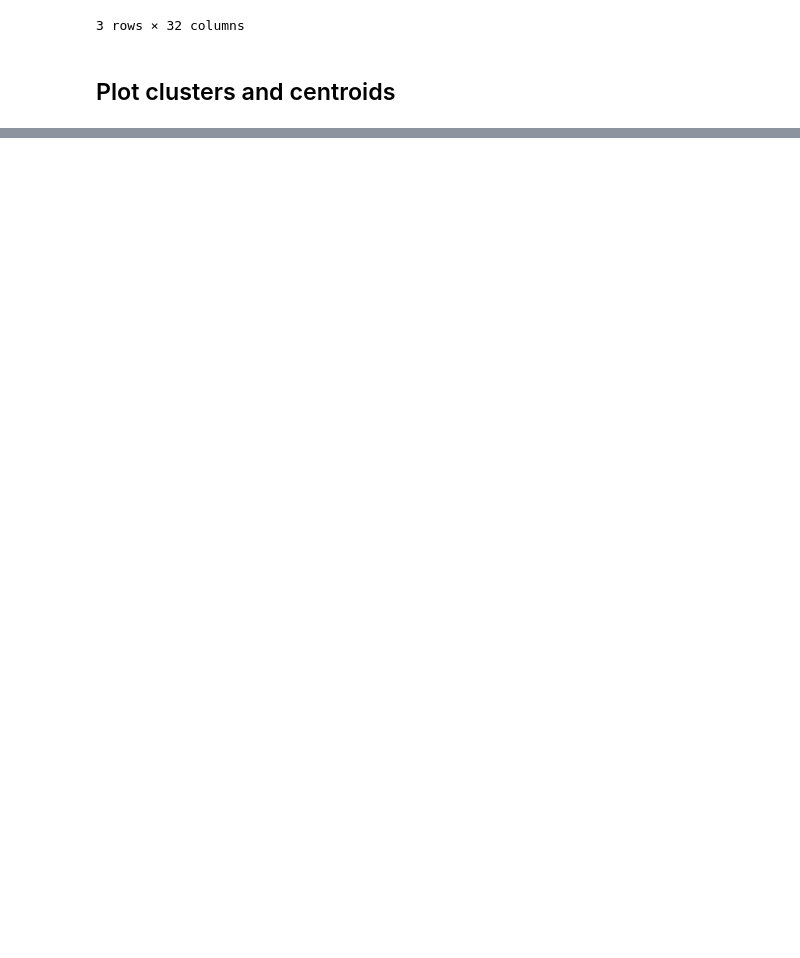
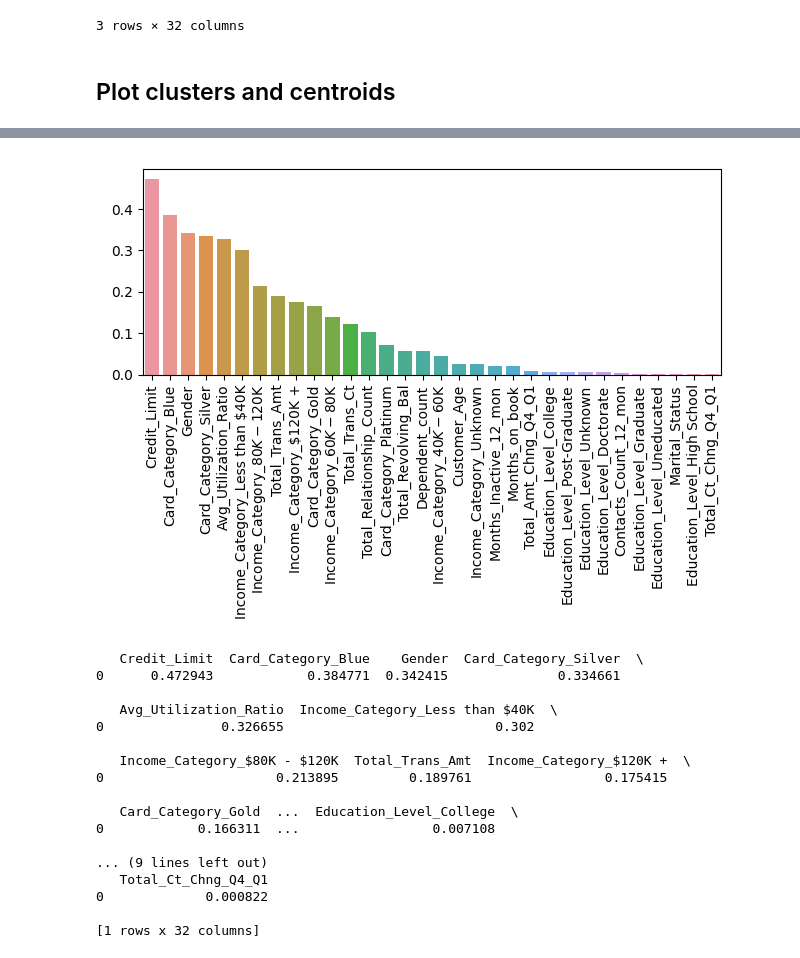
Before and after one commit to anilembel/Churn_Prediction_Becode, a Jupyter notebook: modeling/clustering.ipynb, the cells around one changed output, grey strips where cells are left out. Saved outputs shown, nothing was run; the diff lists cells and outputs as text; code cells hidden in the pictures; blank space fills up the shorter version.

```diff
--- a/modeling/clustering.ipynb
+++ b/modeling/clustering.ipynb
@@ -379,3 +359,48 @@ plot_clusters(data_scaled, k_labels, k_centroids)
+# %%
+#PCA Analysis: sort features by importance, used to compile pca components.
+
+pca = PCA(n_components=1)
+pca.fit_transform(data_scaled)
+pca_df = pd.DataFrame(pca.components_, columns=columns_names)
+pca_df = abs(pca_df)
+pca_df = pd.DataFrame(pca_df.sum(axis=0).values.reshape(1, -1), columns=pca_df.columns)
+
+# create a list of tuples containing the column names and their corresponding values in the first row
+cols_and_vals = [(col, pca_df.iloc[0][col]) for col in pca_df.columns]
+
+# sort the list of tuples based on the values in the first row
+cols_sorted = sorted(cols_and_vals, key=lambda x: x[1], reverse=True)
+
+# create a list of the sorted column names
+cols_sorted_names = [x[0] for x in cols_sorted]
+
+# reorder the dataframe based on the sorted column names
+pca_sorted_df = abs(pca_df[cols_sorted_names])
+sns.barplot(data = pca_sorted_df)
+plt.xticks(rotation=90)
+plt.tight_layout(w_pad=2)
+plt.show()
+plt.close()
+print(pca_sorted_df)
+# %% [output]
+[figure, added]
+   Credit_Limit  Card_Category_Blue    Gender  Card_Category_Silver  \
+0      0.472943            0.384771  0.342415              0.334661
+
+   Avg_Utilization_Ratio  Income_Category_Less than $40K  \
+0               0.326655                           0.302
+
+   Income_Category_$80K - $120K  Total_Trans_Amt  Income_Category_$120K +  \
+0                      0.213895         0.189761                 0.175415
+
+   Card_Category_Gold  ...  Education_Level_College  \
+0            0.166311  ...                 0.007108
+
+... (9 lines left out)
+   Total_Ct_Chng_Q4_Q1
+0             0.000822
+
+[1 rows x 32 columns]
 # %%
 # visualise Clustering using seaborn
 
```
Also changed, not shown: parts of 9 cells of this notebook, 3 other files.
